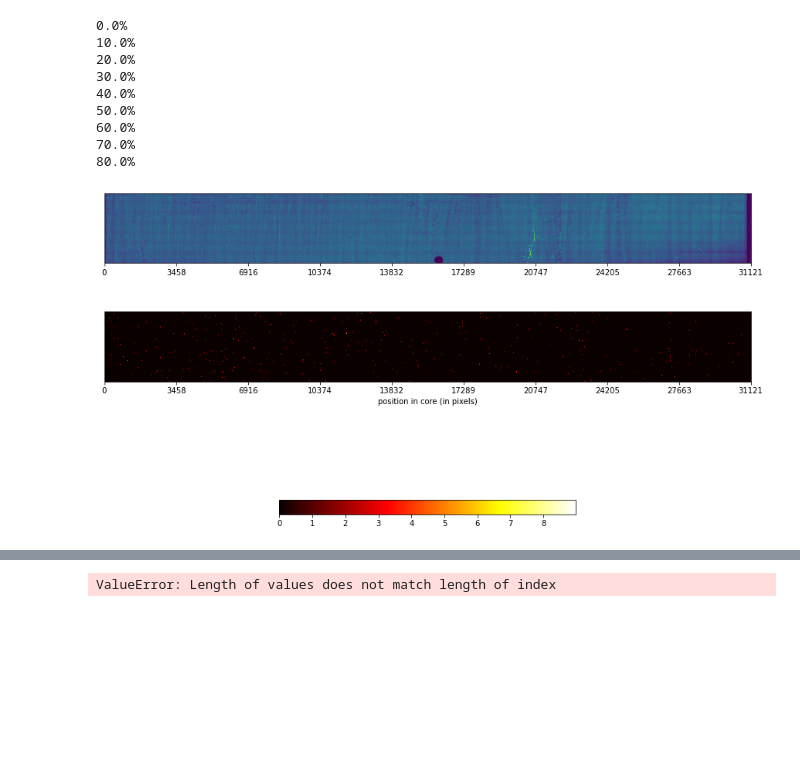
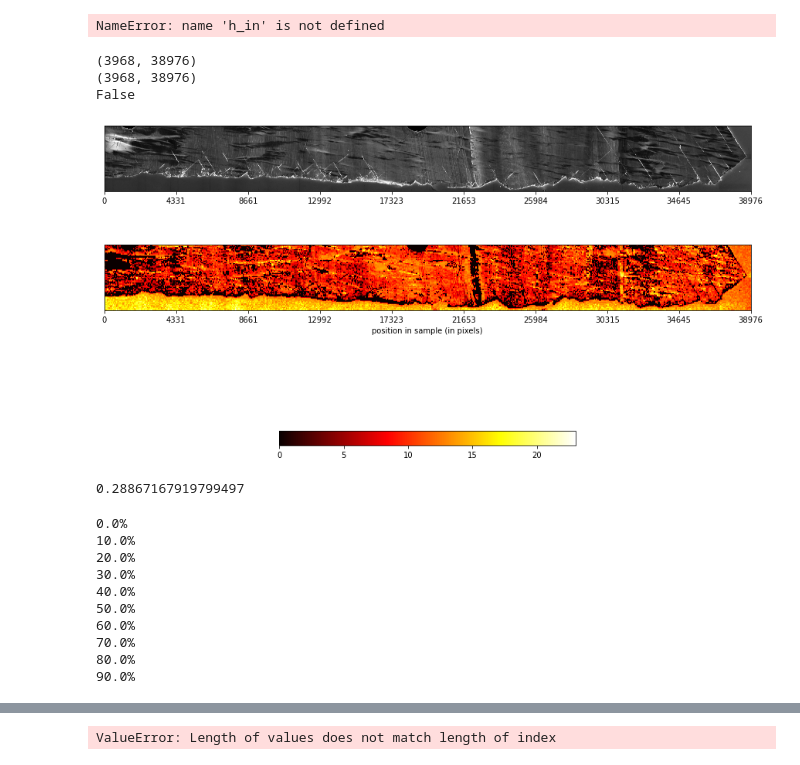
Before and after one commit to maximilianmandl/HS_CVassisted_layers, a Jupyter notebook: SliceAndPrint.ipynb, the cells around one changed output, grey strips where cells are left out. Drawn from its saved outputs; the diff is of its cells as text; code cells hidden in the pictures; blank space fills up the shorter version.

```diff
--- a/SliceAndPrint.ipynb
+++ b/SliceAndPrint.ipynb
@@ -58,7 +45,7 @@ trans = tf.Compose([tf.Resize((256,256), interpolation=2),
 # %%
 #Slice the Image
 # %%
-h_in = 20
+h_in = int(256/zoom)
 w_in = h_in
 
 h = full_core.shape[0]
@@ -70,9 +57,11 @@ n_w = w//w_in
 r_h = h%h_in
 r_w = w%w_in
 
-print(h,w)
-print(r_h,r_w)
-print(n_h,n_w)
+print(f'height: {h} pixels,width: {w} pixels')
+print(f'images in height: {n_h},images in width: {n_w}')
+print(f'lost pixels in height: {r_h}, lost pixels in width: {r_w}')
+
+
 
 full_core = full_core[int(r_h/2):(h-int(r_h/2)),int(r_w/2):(w-int(r_w/2))]
 # %% [output]
@@ -89,8 +78,8 @@ w_point = 0
 start_time = time.time()
 
 for j in range(n_w):
-    if j%15 ==0:
-        print(f'{j//15*10:.1F}%')
+    if j%int(n_w/10) ==0:
+        print(f'{j//int(n_w/10)*10:.0F}%')
     h_point = 0
     for i in range(n_h):
         active_image = full_core[h_point:h_point+h_in,w_point:w_point+w_in]
@@ -100,8 +89,8 @@ for j in range(n_w):
 
         quality_matrix[i,j] =  modelA(trans(active_image).view(1,1,256,256).cuda()).argmax(dim=1).item()
 
-        if quality_matrix[i,j]==2:
-            layer_matrix[i,j] =   modelB(trans(active_image).view(1,1,256,256).cuda()).item()
+        if quality_matrix[i,j]!=0:
+            layer_matrix[i,j] =  modelB(trans(active_image).view(1,1,256,256).cuda()).item()
 
     w_point+=w_in
 
@@ -147,53 +137,56 @@ tosave.to_csv('layer_matrix_2.csv',index=False, header=True)
 # %%
 #load model
-toload=pd.read_csv('layer_matrix_2.csv')
+toload=pd.read_csv(f'{sample}.csv')
 layer_matrix1 = toload.to_numpy()
 layer_matrix= layer_matrix1
 # %%
 full_core_density_bin = np.zeros((full_core.shape[0],full_core.shape[1]), dtype = float)
 
 for j in range(full_core_density_bin.shape[1]-1):
-    if j%3800 ==0:
-        print(f'{j//3800*10:.1F}%')
     for i in range(full_core_density_bin.shape[0]):
         full_core_density_bin[i,j]=layer_matrix[i//h_in,j//w_in]
+
+    if j%int(full_core_density_bin.shape[1]/10)==0:
+        print(f'{j/int(full_core_density_bin.shape[1])*100:.0F}%')
 # %% [output]
-0.0%
-10.0%
-20.0%
-30.0%
-40.0%
-50.0%
-60.0%
-70.0%
-80.0%
+NameError: name 'h_in' is not defined
+# %%
+print(full_core.shape)
+print(full_core_density_bin.shape)
+print(1/(full_core_density_bin.shape[0]*full_core_density_bin.shape[1])==0)
+# %% [output]
+(3968, 38976)
+(3968, 38976)
+False
 # %%
 fig,(ax1,ax2,ax3) = plt.subplots(nrows=3,ncols=1, sharex=False)
 
 im = ax2.imshow(full_core_density_bin,cmap='hot')
 fig.colorbar(im, ax = ax3, orientation='horizontal')
 
 #ax1.set_xticklabels()
 fig.set_figheight(8)
 fig.set_figwidth(15)
-ax1.imshow(full_core)
+ax1.imshow(full_core, cmap='gray')
 ax1.set_yticks([])
 ax2.set_yticks([])
 ax1.set_xticks(np.round(np.linspace(0,full_core.shape[1],10)))
 #ax1.set_xticklabels(np.linspace(0,24251,10,dtype=int))
 
 ax2.set_xticks(np.round(np.linspace(0,full_core.shape[1],10)))
 #ax2.set_xticklabels(np.linspace(0,24251,10,dtype=int))
-ax2.set_xlabel('position in core (in pixels)')
+ax2.set_xlabel('position in sample (in pixels)')
 ax3.imshow(np.zeros([1,full_core.shape[1]]))
 ax3.set_yticks([])
 ax3.set_xticks([])
 ax3.set_xticklabels([])
 ax3.set_axis_off()
 
-plt.show()
+stamp = time.strftime("%Y%m%d%H%M%S", time.gmtime())
+
+plt.savefig('core_layerDensity_{}_{}_{}.png'.format(sample,zoom, str(stamp)))
 # %% [output]
-[figure, old version]
+[figure, new version]
 # %%
 #Uncertainty - Monte Carlo
 # %%
@@ -239,8 +248,13 @@ n.append(0)
+# %%
+missing_len
+missing_tot
+# %% [output]
+0.28867167919799497
 # %%
 for i in range(10000):
 
-    if j%1000 ==0:
-        print(f'{j//1000*10:.1F}%')
+    if i%1000 ==0:
+        print(f'{i//1000*10:.1F}%')
 
     carlo_count = 0
     for j in range(layer_matrix.shape[1]):
@@ -250,3 +264,14 @@ for i in range(10000):
         except:
             pass
     carlo.append(carlo_count.item())
+# %% [output]
+0.0%
+10.0%
+20.0%
+30.0%
+40.0%
+50.0%
+60.0%
+70.0%
+80.0%
+90.0%
```
Also changed, not shown: parts of 16 cells of this notebook, 37 other files.
